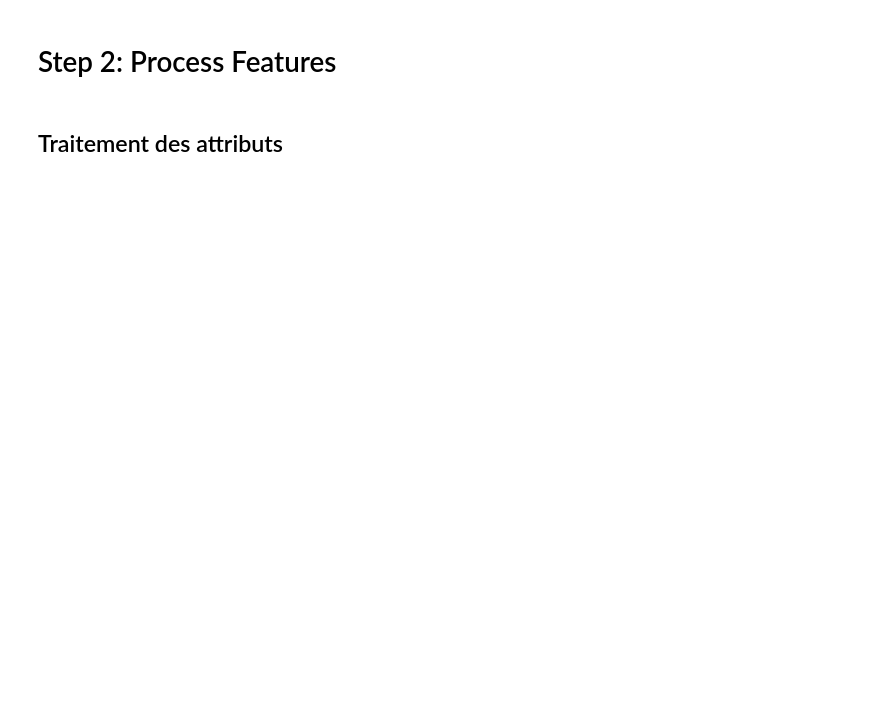
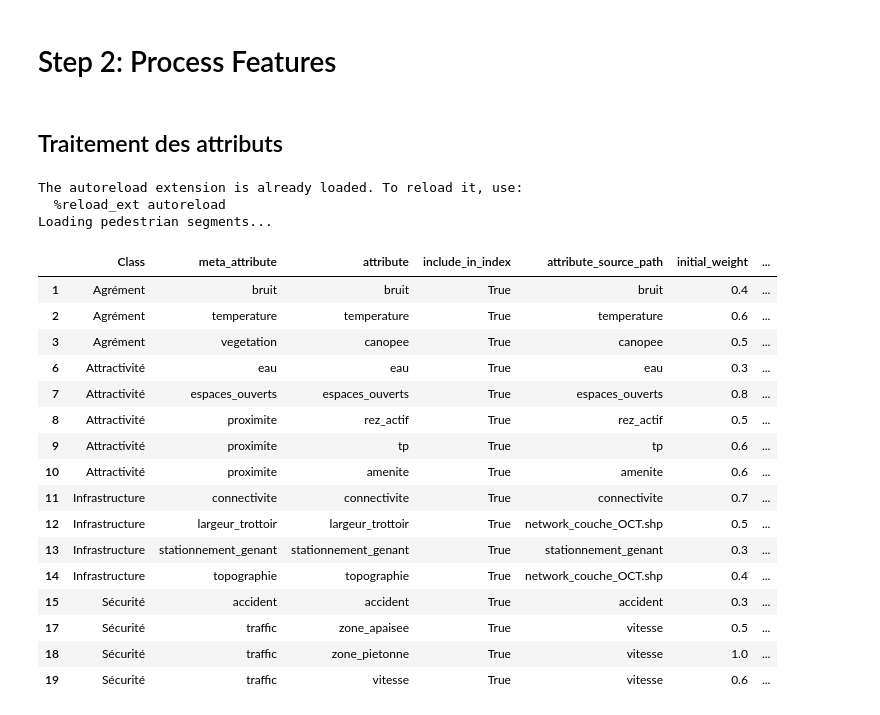
Before and after one commit to action-situee/index-marchabilite-ge, a Jupyter notebook: Notebook/Step 2/2_2_Process_features.ipynb, the cells around one changed output. Cells and saved outputs as stored; diff of their text form; code cells hidden in the pictures; blank space fills up the shorter version.

```diff
--- a/Notebook/Step 2/2_2_Process_features.ipynb
+++ b/Notebook/Step 2/2_2_Process_features.ipynb
@@ -49,6 +49,31 @@ segmented_net = segmented_net.to_crs(operation_crs)
 
 # Import des attributs
 attributs_info = pd.read_excel(f"{input_file_path}/attributs/attributs_info.xlsx", sheet_name="attributs_info")
+attributs_info = attributs_info[attributs_info['include_in_index'] != False]
+# %% [output]
+The autoreload extension is already loaded. To reload it, use:
+  %reload_ext autoreload
+Loading pedestrian segments...
+# %%
+attributs_info
+# %% [output]
+|  | Class | meta_attribute | attribute | include_in_index | attribute_source_path | initial_weight | ... |
+| 1 | Agrément | bruit | bruit | True | bruit | 0.4 | ... |
+| 2 | Agrément | temperature | temperature | True | temperature | 0.6 | ... |
+| 3 | Agrément | vegetation | canopee | True | canopee | 0.5 | ... |
+| 6 | Attractivité | eau | eau | True | eau | 0.3 | ... |
+| 7 | Attractivité | espaces_ouverts | espaces_ouverts | True | espaces_ouverts | 0.8 | ... |
+| 8 | Attractivité | proximite | rez_actif | True | rez_actif | 0.5 | ... |
+| 9 | Attractivité | proximite | tp | True | tp | 0.6 | ... |
+| 10 | Attractivité | proximite | amenite | True | amenite | 0.6 | ... |
+| 11 | Infrastructure | connectivite | connectivite | True | connectivite | 0.7 | ... |
+| 12 | Infrastructure | largeur_trottoir | largeur_trottoir | True | network_couche_OCT.shp | 0.5 | ... |
+| 13 | Infrastructure | stationnement_genant | stationnement_genant | True | stationnement_genant | 0.3 | ... |
+| 14 | Infrastructure | topographie | topographie | True | network_couche_OCT.shp | 0.4 | ... |
+| 15 | Sécurité | accident | accident | True | accident | 0.3 | ... |
+| 17 | Sécurité | traffic | zone_apaisee | True | vitesse | 0.5 | ... |
+| 18 | Sécurité | traffic | zone_pietonne | True | vitesse | 1.0 | ... |
+| 19 | Sécurité | traffic | vitesse | True | vitesse | 0.6 | ... |
 # %%
 
 # Garder uniquement les colonnes 'segment_id', 'vitesse', et 'geometry' dans segmented_net
```
Also changed, not shown: parts of 2 cells of this notebook, 8 other files.
